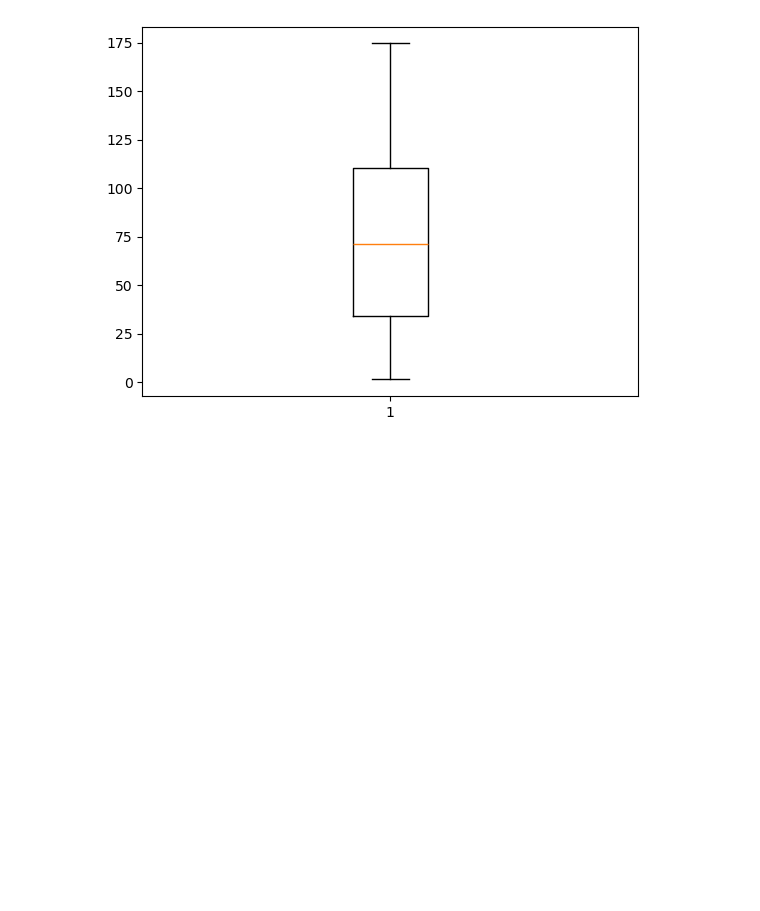
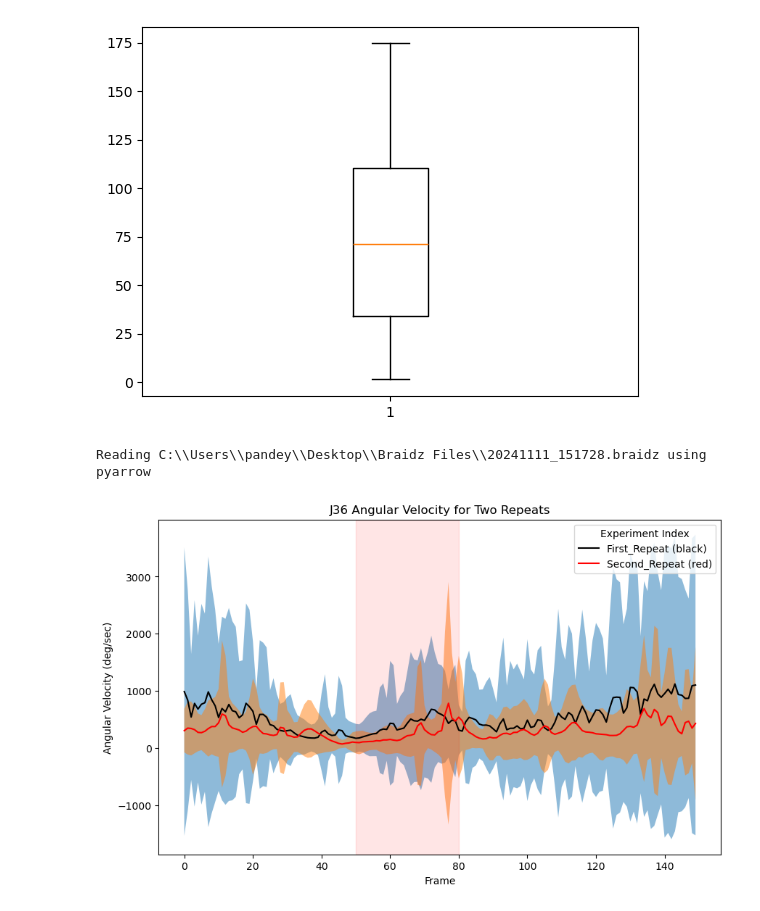
Before and after one commit to Shivammm123/FlyFlightBehavior, a Jupyter notebook: Free Flight Analysis Flies/J36xU68 Free Flight Experiment/241103 Free Flight Experiment/241103 Free Flight Experiment.ipynb, the cells around one changed output. Saved outputs shown, nothing was run; the diff lists cells and outputs as text; code cells hidden in the pictures; blank space fills up the shorter version.

Commit message:
Repeat comparisons for J36

```diff
--- a/Free Flight Analysis Flies/J36xU68 Free Flight Experiment/241103 Free Flight Experiment/241103 Free Flight Experiment.ipynb
+++ b/Free Flight Analysis Flies/J36xU68 Free Flight Experiment/241103 Free Flight Experiment/241103 Free Flight Experiment.ipynb
@@ -41,6 +41,7 @@ df,csvs['opto']
  [97 rows x 20 columns])
 # %%
 data = extract_stimulus_centered_data(df, csvs["opto"])
+AngV = data['angular_velocity']
 # %%
 fig = plt.figure()
 for d in data["angular_velocity"]:
@@ -92,3 +93,33 @@ plt.boxplot(np.abs(heading_diffs))
 plt.show()
 # %% [output]
 [figure]
+# %%
+df, csvs = braidz.read_braidz(r"C:\\Users\\pandey\\Desktop\\Braidz Files\\20241111_151728.braidz")
+df,csvs["opto"]
+data1 = extract_stimulus_centered_data(df,csvs["opto"])
+AngV1 = data1["angular_velocity"]
+# %% [output]
+Reading C:\\Users\\pandey\\Desktop\\Braidz Files\\20241111_151728.braidz using pyarrow
+# %%
+# Create a figure and axis
+fig, ax = plt.subplots(figsize=(10, 6))
+
+# Plotting the angular velocities with mean and std and adding labels directly
+plot_mean_and_std(np.abs(AngV), ax=ax, label='First_Repeat (black)', color='black')
+plot_mean_and_std(np.abs(AngV1), ax=ax, label='Second_Repeat (red)', color='red')
+
+
+# Adding labels and title
+ax.set_xlabel("Frame")
+ax.set_ylabel("Angular Velocity (deg/sec)")
+ax.set_title("J36 Angular Velocity for Two Repeats")
+
+ax.axvspan(50, 80, color='red', alpha=0.1)
+
+# Adding the legend to identify each curve
+ax.legend(title="Experiment Index")
+
+# Show the plot
+plt.show()
+# %% [output]
+[figure, added]
```
Also changed, not shown: parts of 2 cells of this notebook.
